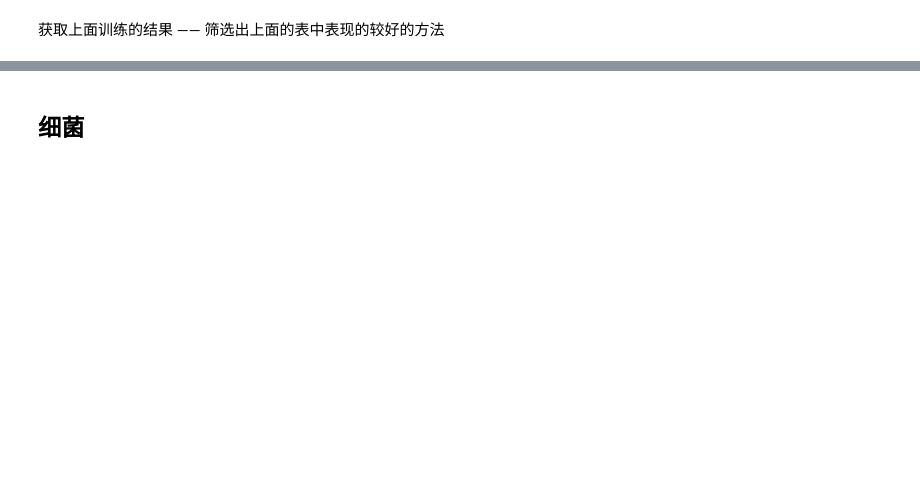
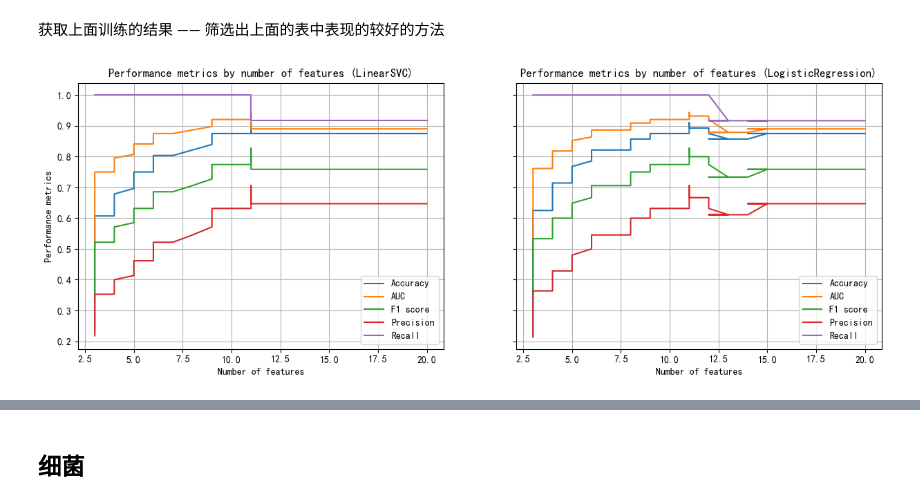
Before and after one commit to yeouyang326/digital-encoding-of-miRNA, a Jupyter notebook: xy.ipynb, the cells around one changed output, grey strips where cells are left out. Saved outputs shown, nothing was run; the diff lists cells and outputs as text; code cells hidden in the pictures; blank space fills up the shorter version.

```diff
--- a/xy.ipynb
+++ b/xy.ipynb
@@ -497,8 +523,7 @@ def get_higher_columns(data):
     higher_columns = []
     higher_times = []
     for i in range(data_mean.shape[1]):
-        if data_mean.iloc[1,i] > 2*data_mean.iloc[0,i] :
-        # or 2*data_mean.iloc[1,i] < data_mean.iloc[0,i]:
+        if data_mean.iloc[1,i] > 2*data_mean.iloc[0,i] or 2*data_mean.iloc[0,i] < data_mean.iloc[1,i]:
             higher_columns.append(data_mean.columns[i])
             higher_times.append(data_mean.iloc[1,i]/data_mean.iloc[0,i])
     return higher_columns, higher_times
@@ -737,5 +760,5 @@ def cal_score_with_feature(data, gpl, feature, weight, times, intercept,model):
 # %%
 # 病毒与未感染的鉴别
-viral_data = gse_csv[gse_csv['infection_status'].isin(['viral', 'non-infectious illness','bacterial'])]
-viral_data['target'] = viral_data['infection_status'].map({'viral': 1, 'non-infectious illness':0,'bacterial': 0})
+train_data = gse_csv[gse_csv['infection_status'].isin(['viral','bacterial'])]
+train_data['target'] = train_data['infection_status'].map({'viral': 0,'bacterial': 1})
 # %% [markdown]
@@ -743,9 +766,9 @@ viral_data['target'] = viral_data['infection_status'].map({'viral': 1, 'non-infe
 # %%
-higher_columns, higher_times = get_higher_columns(viral_data)
+higher_columns, higher_times = get_higher_columns(train_data)
 # %% [markdown]
 根据倍率不同进行排序
 # %%
-data_higher, data_higher_times = sort_higher_columns(viral_data, higher_columns, higher_times)
+data_higher, data_higher_times = sort_higher_columns(train_data, higher_columns, higher_times)
 X_train, X_test, y_train, y_test = train_test_split(data_higher.drop(['infection_status','target'], axis=1), data_higher['target'], test_size=0.2, random_state=0)
 X_train, y_train = sm.fit_resample(data_higher.drop(['infection_status','target'], axis=1), data_higher['target'])
 # %% [markdown]
@@ -763,5 +788,75 @@ if not Skip_Paint:
 # %% [markdown]
 获取上面训练的结果 —— 筛选出上面的表中表现的较好的方法
+# %%
+def evaluate_classifier(clf, X_train, y_train, X_test, y_test, params):
+    acc_scores, auc_scores, f1_scores, precision_scores, recall_scores = [], [], [], [], []
+    n_features = []
+
+    for param in params:
+        clf.set_params(**param)
+        clf.fit(X_train, y_train)
+        n_features.append(np.sum(clf.coef_ != 0))
+        y_pred = clf.predict(X_test)
+        y_pred = np.array([1 if i > 0.5 else 0 for i in y_pred], dtype=int)
+        acc_scores.append(clf.score(X_test, y_test))
+        auc_scores.append(roc_auc_score(y_test, y_pred))
+        f1_scores.append(f1_score(y_test, y_pred))
+        precision_scores.append(precision_score(y_test, y_pred))
+        recall_scores.append(recall_score(y_test, y_pred))
+
+    valid_indices = [i for i, n in enumerate(n_features) if 3 <= n <= 20]
+
+    valid_acc_scores = [acc_scores[i] for i in valid_indices]
+    valid_auc_scores = [auc_scores[i] for i in valid_indices]
+    valid_f1_scores = [f1_scores[i] for i in valid_indices]
+    valid_precision_scores = [precision_scores[i] for i in valid_indices]
+    valid_recall_scores = [recall_scores[i] for i in valid_indices]
+    valid_params = [params[i] for i in valid_indices]
+    valid_n_features = [n_features[i] for i in valid_indices]
+
+    return valid_acc_scores, valid_auc_scores, valid_f1_scores, valid_precision_scores, valid_recall_scores, valid_params, valid_n_features
+
+
+C_values = np.logspace(-7, -3, num=300, base=10)
+
+lsvc = LinearSVC(penalty="l1", dual=False)
+lsvc_params = [{'C': C} for C in C_values]
+lsvc_acc_scores, lsvc_auc_scores, lsvc_f1_scores, lsvc_precision_scores, lsvc_recall_scores, lsvc_params, n_features_lsvc = evaluate_classifier(lsvc, X_train, y_train, X_test, y_test, lsvc_params)
+
+lr = LogisticRegression(penalty='l1', solver='liblinear')
+lr_params = [{'C': C} for C in C_values]
+lr_acc_scores, lr_auc_scores, lr_f1_scores, lr_precision_scores, lr_recall_scores, lr_params, n_features_lr = evaluate_classifier(lr, X_train, y_train, X_test, y_test, lr_params)
+
+fig, (ax1, ax2) = plt.subplots(ncols=2, sharey=True, figsize=(15,5))
+
+ax1.plot(n_features_lsvc, lsvc_acc_scores, label='Accuracy')
+ax1.plot(n_features_lsvc, lsvc_auc_scores, label='AUC')
+ax1.plot(n_features_lsvc, lsvc_f1_scores, label='F1 score')
+ax1.plot(n_features_lsvc, lsvc_precision_scores, label='Precision')
+ax1.plot(n_features_lsvc, lsvc_recall_scores, label='Recall')
+
+ax2.plot(n_features_lr, lr_acc_scores, label='Accuracy')
+ax2.plot(n_features_lr, lr_auc_scores, label='AUC')
+ax2.plot(n_features_lr, lr_f1_scores, label='F1 score')
+ax2.plot(n_features_lr, lr_precision_scores, label='Precision')
+ax2.plot(n_features_lr, lr_recall_scores, label='Recall')
+
+ax1.set_xlabel('Number of features')
+ax2.set_xlabel('Number of features')
+ax1.set_ylabel('Performance metrics')
+ax1.set_title('Performance metrics by number of features (LinearSVC)')
+
+ax2.set_xlabel('Number of features')
+ax1.set_ylabel('Performance metrics')
+ax1.set_title('Performance metrics by number of features (LinearSVC)')
+ax2.set_title('Performance metrics by number of features (LogisticRegression)')
+ax1.legend()
+ax2.legend()
+ax1.grid()
+ax2.grid()
+plt.show()
+# %% [output]
+[figure, added]
 # %%
 sort_columns = ['found_coef','auc', 'f1', 'n']
 sort_order = [False,False, False, True]
```
Also changed, not shown: parts of 24 cells of this notebook.
